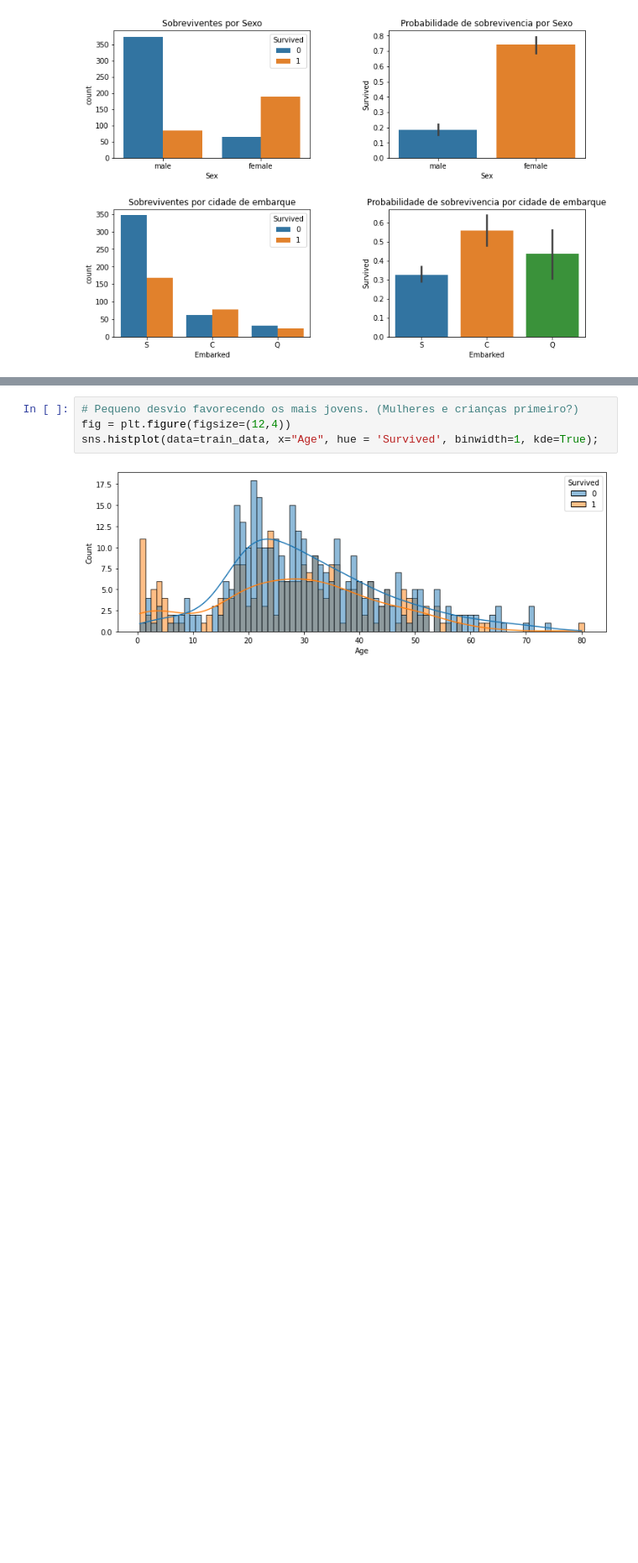
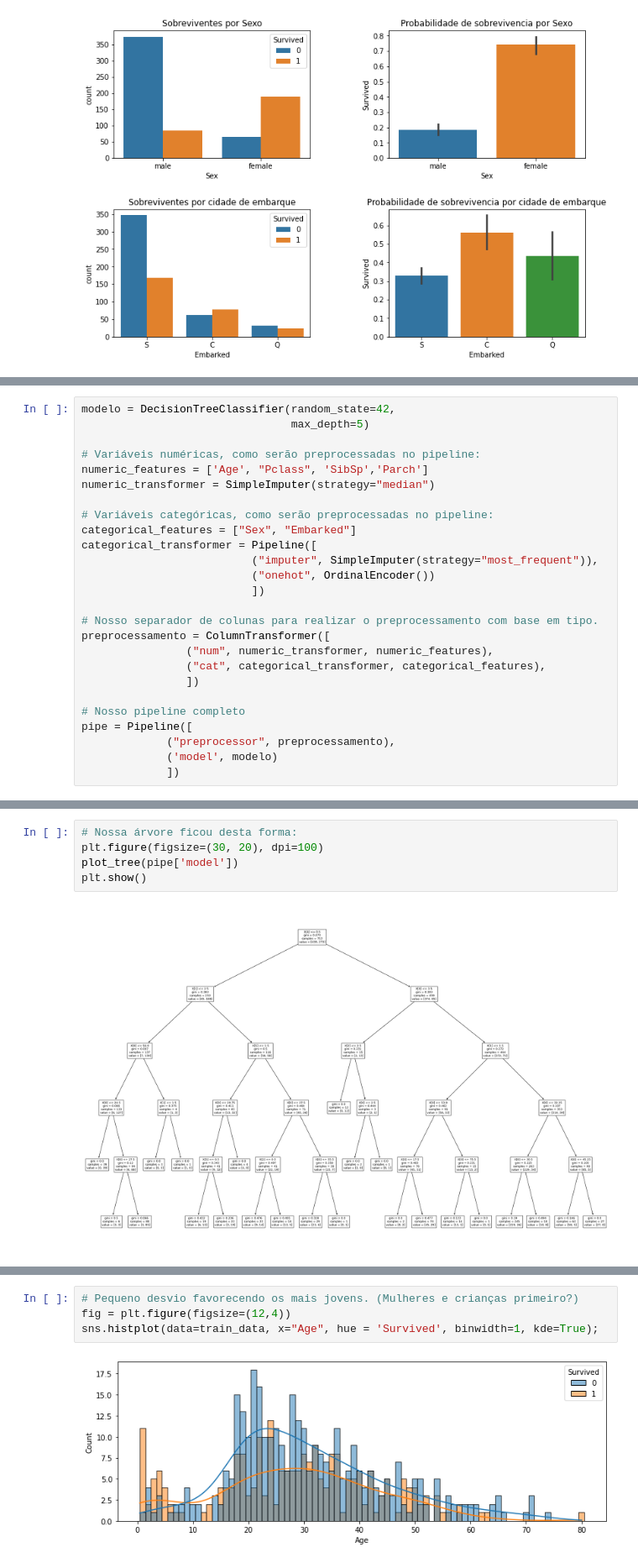
Before and after one commit to vitorquintella/LetsCode-Exercicios, a Jupyter notebook: Arvores_exercício_Titanic_Let's_Code.ipynb, the cells around one changed output, grey strips where cells are left out. Shown at 84% size. Saved outputs shown, nothing was run; the diff lists cells and outputs as text; blank space fills up the shorter version.

```diff
--- a/Arvores_exercício_Titanic_Let's_Code.ipynb
+++ b/Arvores_exercício_Titanic_Let's_Code.ipynb
@@ -314,0 +367,26 @@ pipe.get_params()
+# %%
+modelo = DecisionTreeClassifier(random_state=42,
+                                max_depth=5)
+
+# Variáveis numéricas, como serão preprocessadas no pipeline:
+numeric_features = ['Age', "Pclass", 'SibSp','Parch']
+numeric_transformer = SimpleImputer(strategy="median")
+
+# Variáveis categóricas, como serão preprocessadas no pipeline:
+categorical_features = ["Sex", "Embarked"]
+categorical_transformer = Pipeline([
+                          ("imputer", SimpleImputer(strategy="most_frequent")),
+                          ("onehot", OrdinalEncoder())
+                          ])
+
+# Nosso separador de colunas para realizar o preprocessamento com base em tipo.
+preprocessamento = ColumnTransformer([
+                ("num", numeric_transformer, numeric_features),
+                ("cat", categorical_transformer, categorical_features),
+                ])
+
+# Nosso pipeline completo
+pipe = Pipeline([
+             ("preprocessor", preprocessamento),
+             ('model', modelo)
+             ])
@@ -314,0 +460,7 @@ pipe.get_params()
+# %%
+# Nossa árvore ficou desta forma:
+plt.figure(figsize=(30, 20), dpi=100)
+plot_tree(pipe['model'])
+plt.show()
+# %% [output]
+[figure, added]
```
Also changed, not shown: parts of 60 cells of this notebook.
